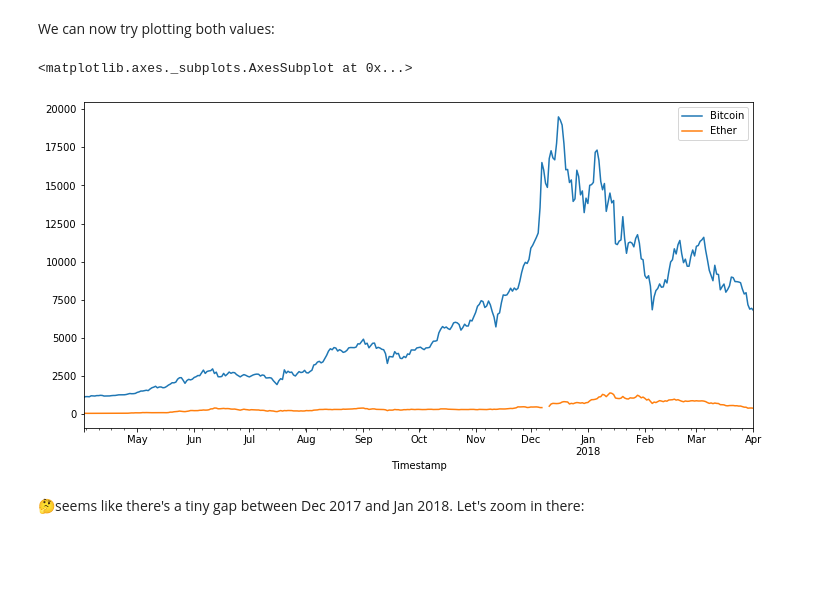
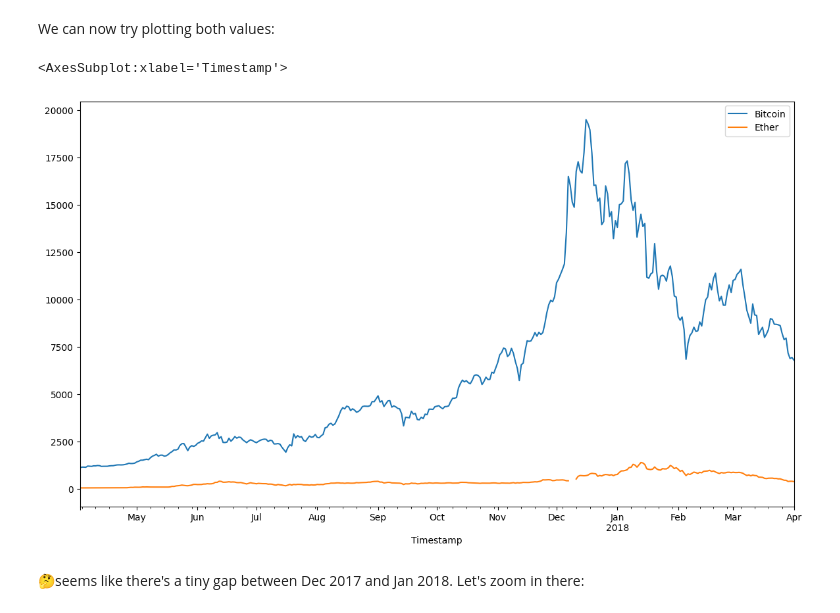
Before and after one commit to abeflores/Data_Analysis_with_Python, a Jupyter notebook: 5 - Pandas - Reading CSV and Basic Plotting.ipynb, the cells around one changed output. Drawn from its saved outputs; the diff is of its cells as text; code cells hidden in the pictures; blank space fills up the shorter version.

```diff
--- a/5 - Pandas - Reading CSV and Basic Plotting.ipynb
+++ b/5 - Pandas - Reading CSV and Basic Plotting.ipynb
@@ -375,10 +384,10 @@ prices.head()
 # %% [markdown]
 We can now try plotting both values:
 # %%
-prices.plot(figsize=(12, 6))
+prices.plot(figsize=(14, 8))
 # %% [output]
-<matplotlib.axes._subplots.AxesSubplot at 0x...>
+<AxesSubplot:xlabel='Timestamp'>
-[figure, old version]
+[figure, new version]
 # %% [markdown]
 🤔seems like there's a tiny gap between Dec 2017 and Jan 2018. Let's zoom in there:
 # %%
```
Also changed, not shown: parts of 6 cells of this notebook.
